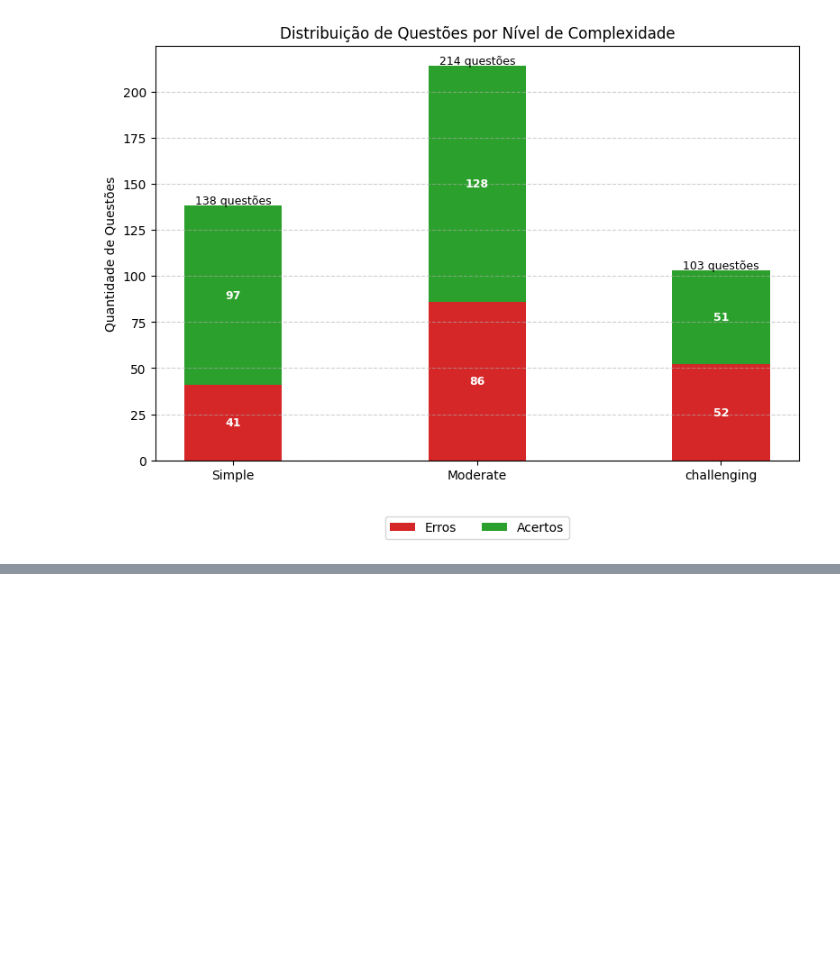
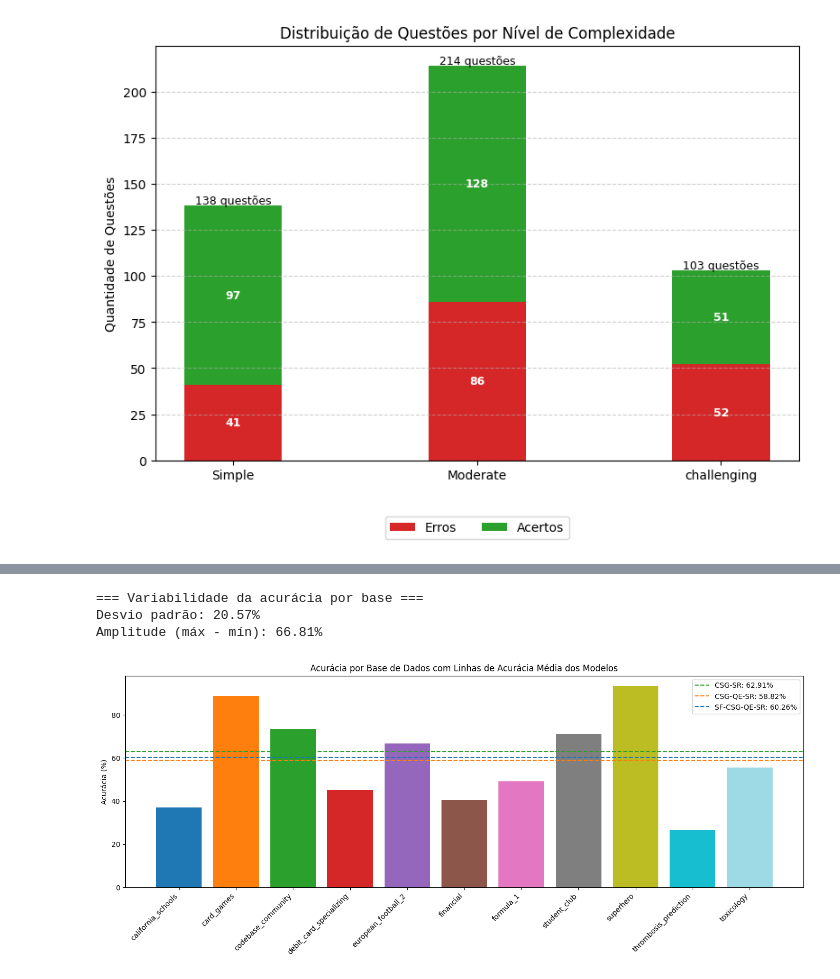
Before and after one commit to betomansur/E-SQL-CERTO2, a Jupyter notebook: E_SQL/graficos.ipynb, the cells around one changed output, grey strips where cells are left out. Drawn from its saved outputs; the diff is of its cells as text; code cells hidden in the pictures; blank space fills up the shorter version.

```diff
--- a/E_SQL/graficos.ipynb
+++ b/E_SQL/graficos.ipynb
@@ -969,0 +1163,76 @@ plt.show()
+# %%
+import json
+import glob
+import numpy as np
+import matplotlib.pyplot as plt
+from collections import defaultdict
+
+# Acurácia média dos modelos com cores distintas
+linhas_acuracia = {
+    "CSG-SR": {"valor": 62.91, "cor": "#2ca02c"},       # verde
+    "CSG-QE-SR": {"valor": 58.82, "cor": "#ff7f0e"},    # laranja
+    "SF-CSG-QE-SR": {"valor": 60.26, "cor": "#1f77b4"}  # azul
+}
+
+# Inicializa estruturas
+acertos_por_base = defaultdict(int)
+total_por_base = defaultdict(int)
+
+# Lê predictions.json
+prediction_files = glob.glob("results/**/predictions.json", recursive=True)
+
+for caminho in prediction_files:
+    with open(caminho, "r", encoding="utf-8") as f:
+        dados = json.load(f)
+
+    for item in dados:
+        db = item.get("db_id")
+        resultado = item.get("results", {}).get("exec_res")
+        if db and resultado is not None:
+            total_por_base[db] += 1
+            if resultado == 1:
+                acertos_por_base[db] += 1
+
+# Calcula acurácia por base
+acuracia_por_base = {}
+for db in total_por_base:
+    total = total_por_base[db]
+    acertos = acertos_por_base[db]
+    acuracia = acertos / total * 100 if total > 0 else 0
+    acuracia_por_base[db] = acuracia
+
+# Ordena para plotagem
+bases = sorted(acuracia_por_base)
+valores = [acuracia_por_base[db] for db in bases]
+
+# Variabilidade
+desvio_padrao = np.std(valores)
+amplitude = max(valores) - min(valores)
+
+print("=== Variabilidade da acurácia por base ===")
+print(f"Desvio padrão: {desvio_padrao:.2f}%")
+print(f"Amplitude (máx - mín): {amplitude:.2f}%")
+
+# Plot
+x = np.arange(len(bases))
+colors = plt.cm.tab20(np.linspace(0, 1, len(bases)))  # cores variadas
+
+plt.figure(figsize=(14, 6))
+plt.bar(x, valores, color=colors)
+
+# Linhas horizontais coloridas
+for nome, dados in linhas_acuracia.items():
+    plt.axhline(dados["valor"], linestyle='--', linewidth=1.5, color=dados["cor"], label=f'{nome}: {dados["valor"]:.2f}%')
+
+# Estética
+plt.xticks(x, bases, rotation=45, ha="right")
+plt.ylabel("Acurácia (%)")
+plt.title("Acurácia por Base de Dados com Linhas de Acurácia Média dos Modelos")
+plt.legend()
+plt.tight_layout()
+plt.show()
+# %% [output]
+=== Variabilidade da acurácia por base ===
+Desvio padrão: 20.57%
+Amplitude (máx - mín): 66.81%
+[figure, added]
```
Also changed, not shown: parts of 5 cells of this notebook.
